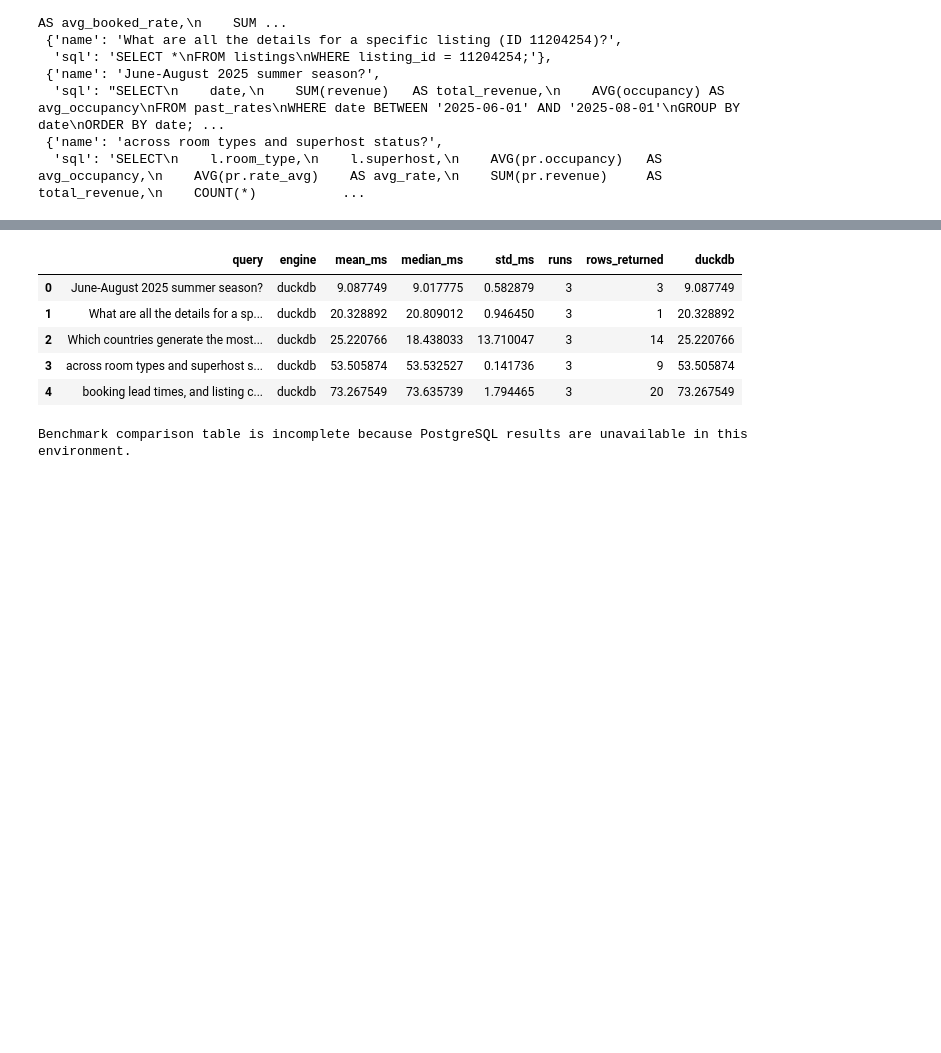
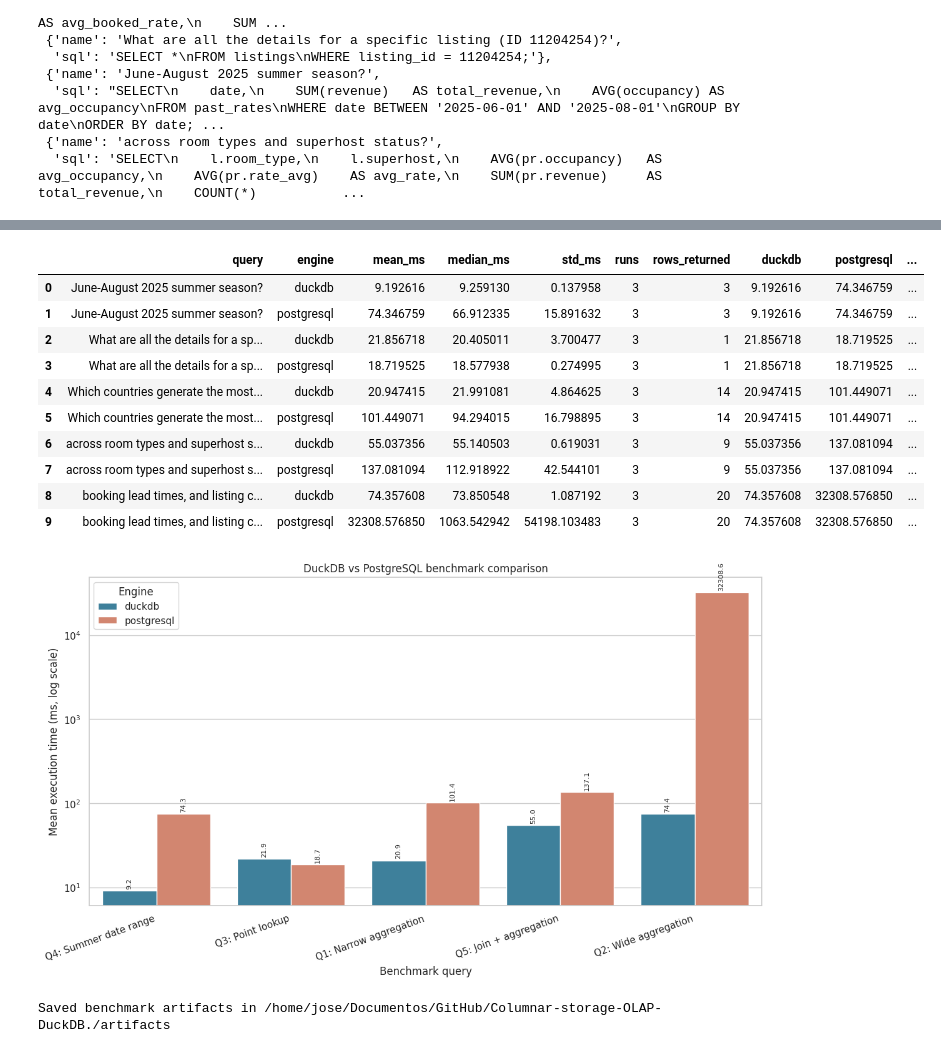
Before and after one commit to userejon31/Columnar-storage-OLAP-DuckDB., a Jupyter notebook: assignment_report.ipynb, the cells around one changed output, grey strips where cells are left out. Saved outputs shown, nothing was run; the diff lists cells and outputs as text; code cells hidden in the pictures; blank space fills up the shorter version.

```diff
--- a/assignment_report.ipynb
+++ b/assignment_report.ipynb
@@ -790,44 +790,84 @@ def combine_benchmark_results(*frames: pd.DataFrame) -> pd.DataFrame:
     summary = (
         combined.groupby(["query", "engine"], as_index=False)
         .agg(
             mean_ms=("mean_ms", "mean"),
             median_ms=("median_ms", "mean"),
             std_ms=("std_ms", "mean"),
             runs=("runs", "first"),
             rows_returned=("rows_returned", "first"),
         )
         .sort_values(["query", "engine"])
     )
     pivot = summary.pivot(index="query", columns="engine", values="mean_ms").reset_index()
     if {"duckdb", "postgresql"}.issubset(pivot.columns):
         pivot["speedup_postgres_over_duckdb"] = pivot["postgresql"] / pivot["duckdb"]
         pivot["winner"] = np.where(pivot["duckdb"] < pivot["postgresql"], "duckdb", "postgresql")
     return summary.merge(pivot, on="query", how="left")
 
 benchmark_comparison = combine_benchmark_results(benchmark_duckdb, benchmark_postgresql)
 display(benchmark_comparison)
 
 if not benchmark_comparison.empty and {"duckdb", "postgresql"}.issubset(set(benchmark_comparison["engine"])):
-    plot_df = benchmark_comparison[["query", "engine", "mean_ms"]].drop_duplicates()
-    plt.figure(figsize=(12, 6))
-    sns.barplot(data=plot_df, x="query", y="mean_ms", hue="engine")
-    plt.xticks(rotation=35, ha="right")
-    plt.ylabel("Mean execution time (ms)")
-    plt.xlabel("Query")
+    plot_df = benchmark_comparison[["query", "engine", "mean_ms"]].drop_duplicates().copy()
+
+    query_labels = {
+        "June-August 2025 summer season?": "Q4: Summer date range",
+        "What are all the details for a specific listing (ID 11204254)?": "Q3: Point lookup",
+        "Which countries generate the most total revenue, and what's their average occupancy rate?": "Q1: Narrow aggregation",
+        "across room types and superhost status?": "Q5: Join + aggregation",
+        "booking lead times, and listing counts compare?": "Q2: Wide aggregation",
+    }
+    plot_df["query_label"] = plot_df["query"].map(query_labels).fillna(plot_df["query"])
+
+    plt.figure(figsize=(12, 7))
+    ax = sns.barplot(
+        data=plot_df,
+        x="query_label",
+        y="mean_ms",
+        hue="engine",
+        palette={"duckdb": "#2E86AB", "postgresql": "#E27D60"},
+    )
+    ax.set_yscale("log")
+    plt.xticks(rotation=20, ha="right")
+    plt.ylabel("Mean execution time (ms, log scale)")
+    plt.xlabel("Benchmark query")
     plt.title("DuckDB vs PostgreSQL benchmark comparison")
+
+    # Display values directly on top of bars for quick readability.
+    for patch in ax.patches:
+        height = patch.get_height()
+        if height > 0:
+            ax.annotate(
+                f"{height:.1f}",
+                (patch.get_x() + patch.get_width() / 2, height),
+                ha="center",
+                va="bottom",
+                fontsize=8,
+                rotation=90,
+                xytext=(0, 2),
+                textcoords="offset points",
+            )
+
+    plt.legend(title="Engine", loc="upper left")
     plt.tight_layout()
     chart_path = OUTPUT_DIR / "benchmark_comparison.png"
-    plt.savefig(chart_path, dpi=160, bbox_inches="tight")
+    plt.savefig(chart_path, dpi=180, bbox_inches="tight")
     plt.show()
     benchmark_comparison.to_csv(OUTPUT_DIR / "benchmark_comparison.csv", index=False)
     print(f"Saved benchmark artifacts in {OUTPUT_DIR}")
 else:
     print("Benchmark comparison table is incomplete because PostgreSQL results are unavailable in this environment.")
 # %% [output]
-|  | query | engine | mean_ms | median_ms | std_ms | runs | rows_returned | duckdb |
-| 0 | June-August 2025 summer season? | duckdb | 9.087749 | 9.017775 | 0.582879 | 3 | 3 | 9.087749 |
-| 1 | What are all the details for a sp... | duckdb | 20.328892 | 20.809012 | 0.946450 | 3 | 1 | 20.328892 |
-| 2 | Which countries generate the most... | duckdb | 25.220766 | 18.438033 | 13.710047 | 3 | 14 | 25.220766 |
-| 3 | across room types and superhost s... | duckdb | 53.505874 | 53.532527 | 0.141736 | 3 | 9 | 53.505874 |
-| 4 | booking lead times, and listing c... | duckdb | 73.267549 | 73.635739 | 1.794465 | 3 | 20 | 73.267549 |
+|  | query | engine | mean_ms | median_ms | std_ms | runs | rows_returned | duckdb | postgresql | ... |
+| 0 | June-August 2025 summer season? | duckdb | 9.192616 | 9.259130 | 0.137958 | 3 | 3 | 9.192616 | 74.346759 | ... |
+| 1 | June-August 2025 summer season? | postgresql | 74.346759 | 66.912335 | 15.891632 | 3 | 3 | 9.192616 | 74.346759 | ... |
+| 2 | What are all the details for a sp... | duckdb | 21.856718 | 20.405011 | 3.700477 | 3 | 1 | 21.856718 | 18.719525 | ... |
+| 3 | What are all the details for a sp... | postgresql | 18.719525 | 18.577938 | 0.274995 | 3 | 1 | 21.856718 | 18.719525 | ... |
+| 4 | Which countries generate the most... | duckdb | 20.947415 | 21.991081 | 4.864625 | 3 | 14 | 20.947415 | 101.449071 | ... |
+| 5 | Which countries generate the most... | postgresql | 101.449071 | 94.294015 | 16.798895 | 3 | 14 | 20.947415 | 101.449071 | ... |
+| 6 | across room types and superhost s... | duckdb | 55.037356 | 55.140503 | 0.619031 | 3 | 9 | 55.037356 | 137.081094 | ... |
+| 7 | across room types and superhost s... | postgresql | 137.081094 | 112.918922 | 42.544101 | 3 | 9 | 55.037356 | 137.081094 | ... |
+| 8 | booking lead times, and listing c... | duckdb | 74.357608 | 73.850548 | 1.087192 | 3 | 20 | 74.357608 | 32308.576850 | ... |
+| 9 | booking lead times, and listing c... | postgresql | 32308.576850 | 1063.542942 | 54198.103483 | 3 | 20 | 74.357608 | 32308.576850 | ... |
+[figure, added]
-Benchmark comparison table is incomplete because PostgreSQL results are unavailable in this environment.
+Saved benchmark artifacts in /home/jose/Documentos/GitHub/Columnar-storage-OLAP-DuckDB./artifacts
```
Also changed, not shown: parts of 2 cells of this notebook, 3 other files.
